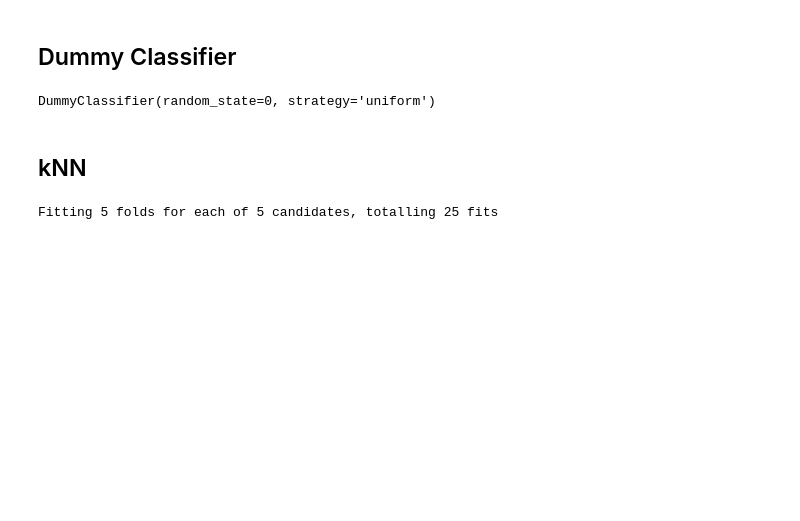
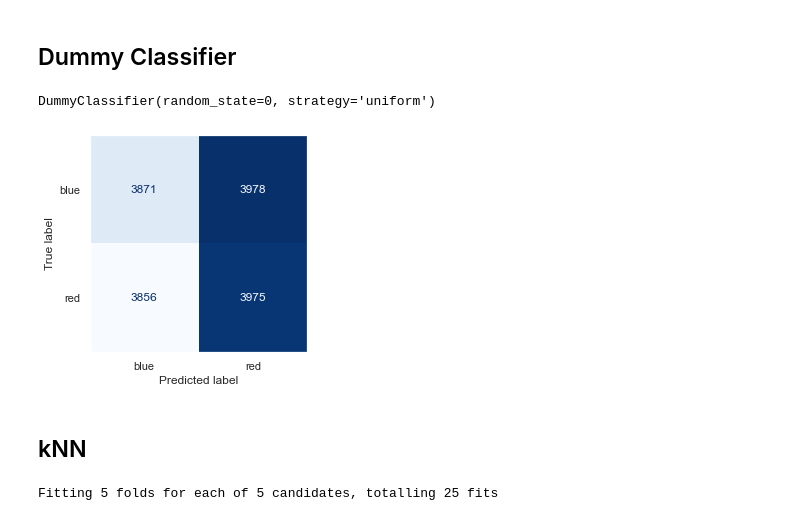
Before and after one commit to rmanaem/esports-prediction, a Jupyter notebook: src/training.ipynb, the cells around one changed output. Saved outputs shown, nothing was run; the diff lists cells and outputs as text; code cells hidden in the pictures; blank space fills up the shorter version.

```diff
--- a/src/training.ipynb
+++ b/src/training.ipynb
@@ -224,8 +235,11 @@ dummy.fit(X_trn, y_trn)
 # %% [output]
 DummyClassifier(random_state=0, strategy='uniform')
 # %%
-plot_data(X_trn[indices], y_trn[indices])
-plot_rf_prediction(dummy)
+#plot_data(X_trn[indices], y_trn[indices])
+#plot_rf_prediction(dummy)
+plot_confusion_matrix(dummy, X_trn, y_trn)
+# %% [output]
+[figure, added]
 # %% [markdown]
 ## kNN
 # %%
```
Also changed, not shown: parts of 10 cells of this notebook, 20 other files.
